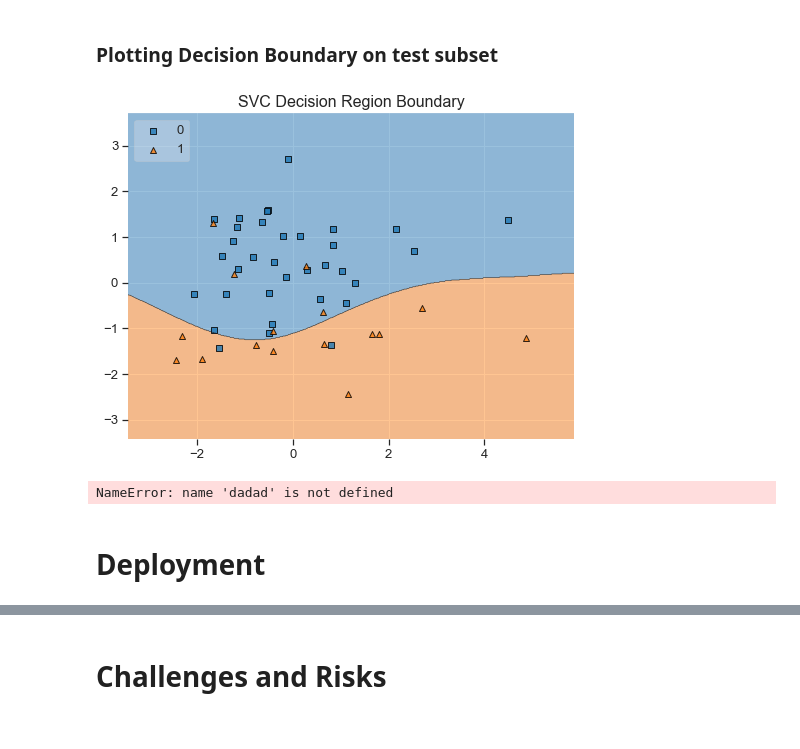
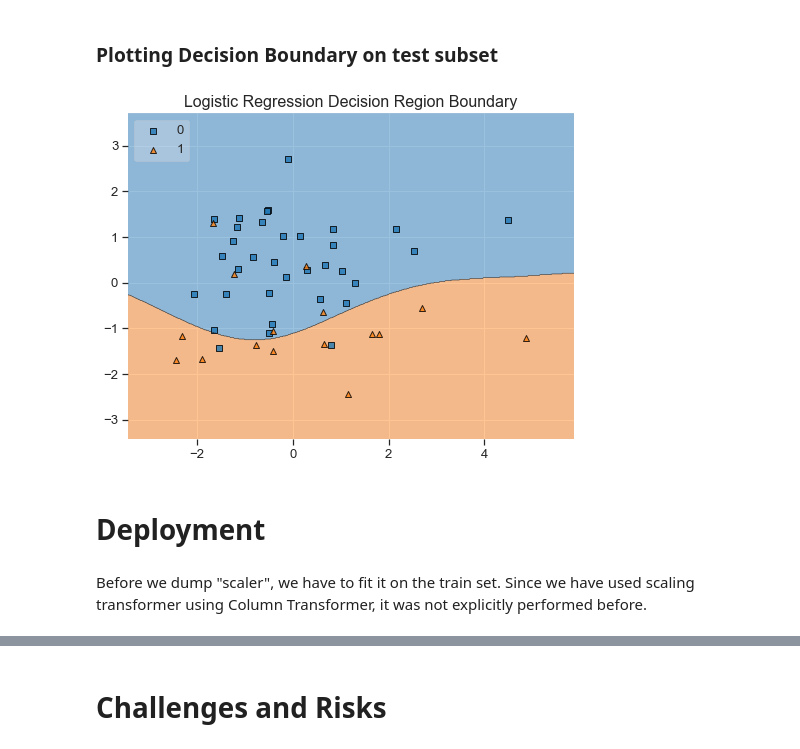
Before and after one commit to mdushetwar/Blood-Donation-Prediction, a Jupyter notebook: BloodDonationPred.ipynb, the cells around one changed output, grey strips where cells are left out. Drawn from its saved outputs; the diff is of its cells as text; code cells hidden in the pictures.

```diff
--- a/BloodDonationPred.ipynb
+++ b/BloodDonationPred.ipynb
@@ -612,7 +618,7 @@ class SkewnessTransformer(BaseEstimator, TransformerMixin):
         columns (str or list): The name of the column(s) to transform. If multiple columns, pass them as a list.
     """
 
-    def __init__(self, method='boxcox', columns=None):
+    def __init__(self, method=None, columns=None):
         self.method = method
         self.columns = columns
 
@@ -978,9 +1023,9 @@ X_test_transformed = preprocessor.transform(X_test)
 # SMOTE
 X_smote, y_smote= smote.fit_resample(X_train_transformed, y_train)
 # %%
-svc = SVC(probability=True)
-svc.fit(X_smote, y_smote)
-y_pred = svc.predict(X_test_transformed)
+svc_before_tuning = SVC(probability=True)
+svc_before_tuning.fit(X_smote, y_smote)
+y_pred = svc_before_tuning.predict(X_test_transformed)
 # %%
 check_result(y_test, y_pred)
 # %% [output]
@@ -1349,20 +1370,18 @@ Confusion matrix
 # %% [markdown]
 ### Plotting Decision Boundary on test subset
 # %%
+svc_cloned= clone(svc_threshold)
+
 pca = PCA(n_components = 2)
 data_subset2 = pca.fit_transform(data_subset)
-best_model_svc.fit(data_subset2, label_subset)
+svc_cloned.fit(data_subset2, label_subset)
 
 plt.figure(figsize=(8,6))
-plot_decision_regions(data_subset2, np.array(label_subset), clf=best_model_svc, legend=2)
+plot_decision_regions(data_subset2, np.array(label_subset), clf=svc_cloned, legend=2)
 
-plt.title('SVC Decision Region Boundary', size=16);
+plt.title('Logistic Regression Decision Region Boundary', size=16);
 # %% [output]
-[figure, old version]
+[figure, new version]
-# %%
-dadad
-# %% [output]
-NameError: name 'dadad' is not defined
 # %% [markdown]
 # Deployment
 # %%
@@ -1371,3 +1390,5 @@ pickle.dump(best_model_svc, open("model.pkl", "wb"))
+# %% [markdown]
+Before we dump "scaler", we have to fit it on the train set. Since we have used scaling transformer using Column Transformer, it was not explicitly performed before.
 # %%
 X_train_new= X_train.drop('total_volume_donated_(c.c.)', axis=1)
 # %%
```
Also changed, not shown: parts of 58 cells of this notebook, 4 other files.
